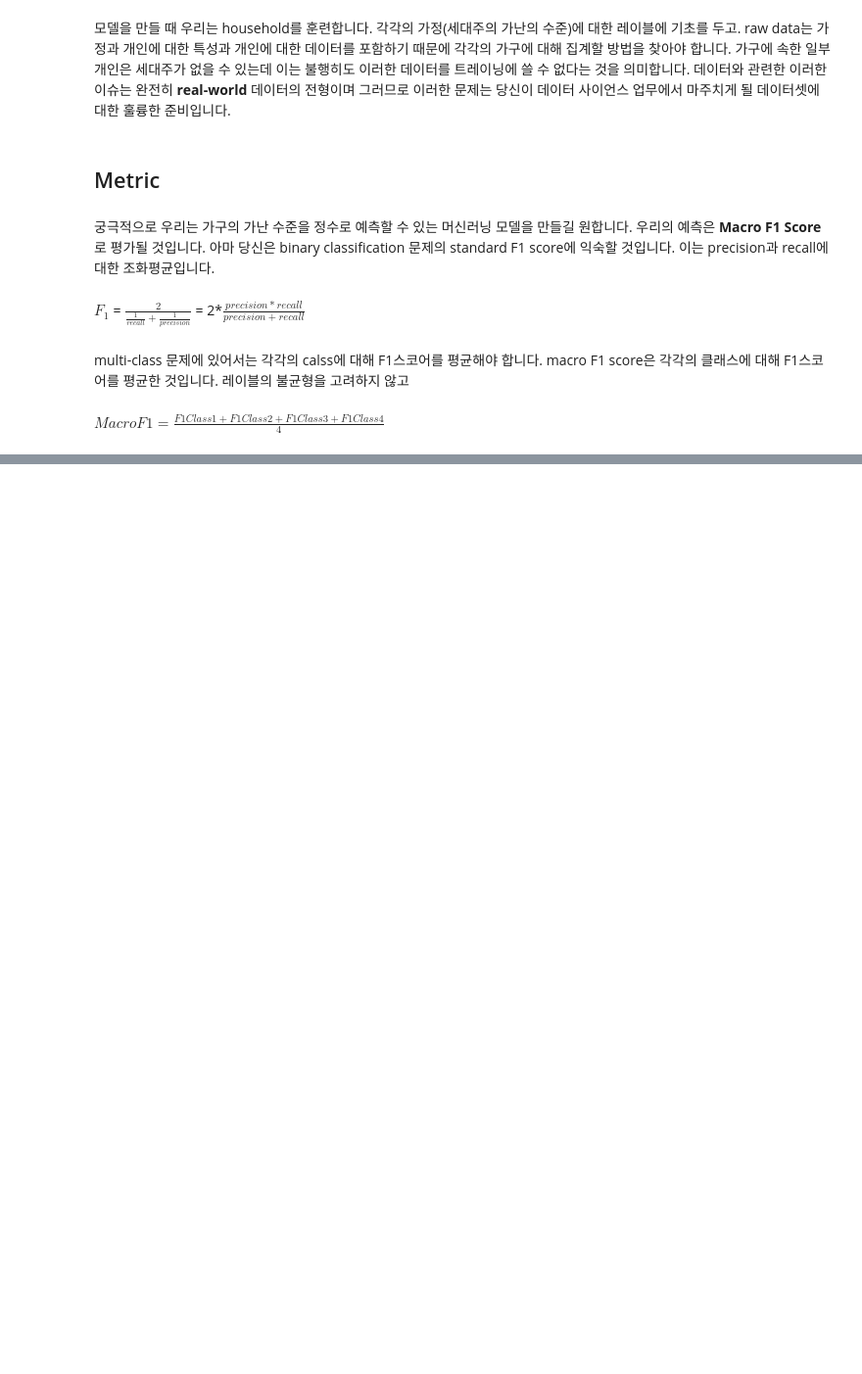
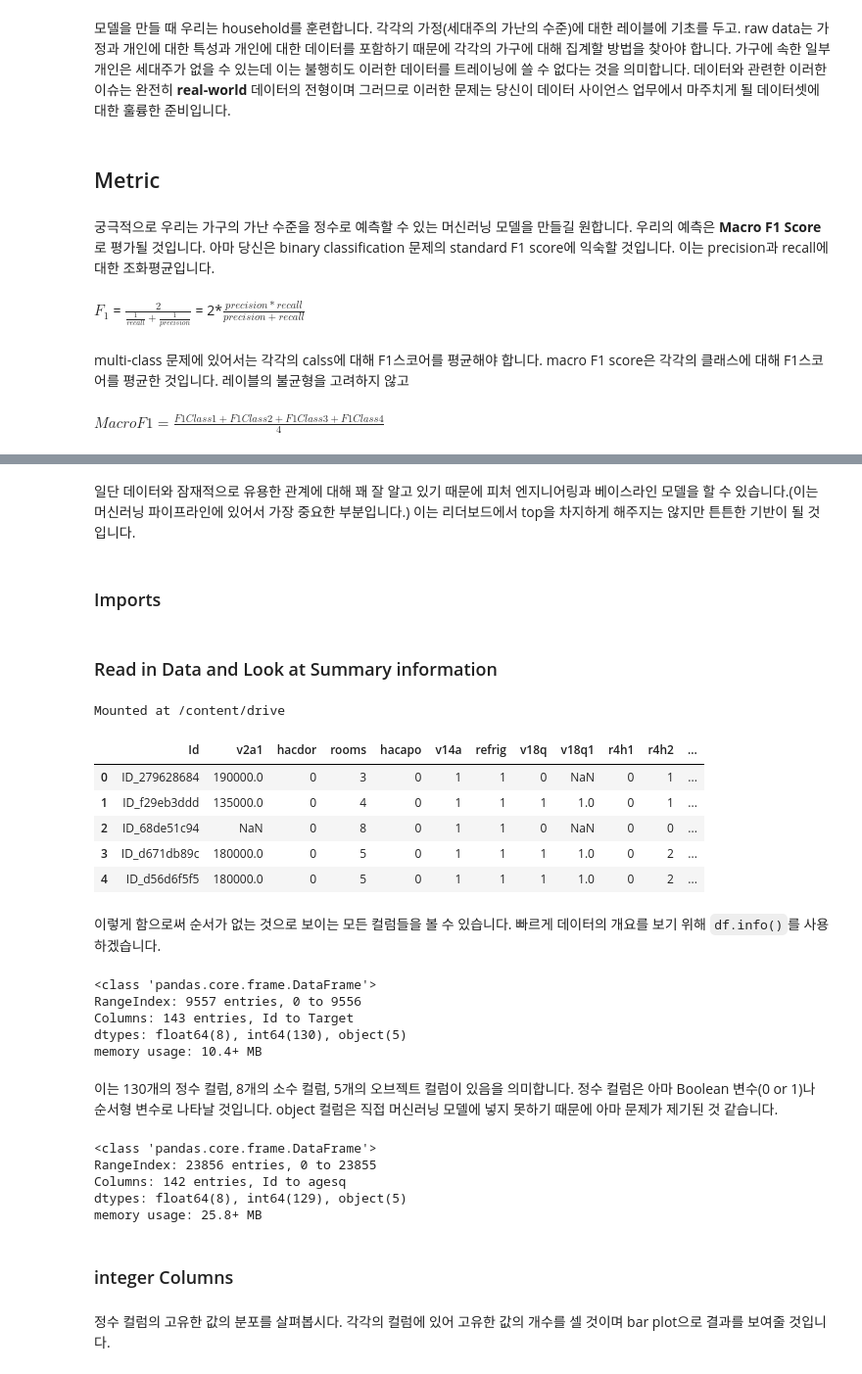
Before and after one commit to stk346/Kaggle, a Jupyter notebook: Costa Rican Household Poverty Level Prediction/A_Complete_Introduction_and_Walkthrough.ipynb, the cells around one changed output, grey strips where cells are left out. Shown: that part at 98% size. Drawn from its saved outputs; the diff is of its cells as text; code cells hidden in the pictures; blank space fills up the shorter version.

```diff
--- a/Costa Rican Household Poverty Level Prediction/A_Complete_Introduction_and_Walkthrough.ipynb
+++ b/Costa Rican Household Poverty Level Prediction/A_Complete_Introduction_and_Walkthrough.ipynb
@@ -208,0 +235,4 @@ $Macro F1 = \frac{F1 Class 1 + F1 Class 2 + F1 Class 3 + F1 Class 4}{4}$
+# %% [markdown]
+일단 데이터와 잠재적으로 유용한 관계에 대해 꽤 잘 알고 있기 때문에 피처 엔지니어링과 베이스라인 모델을 할 수 있습니다.(이는 머신러닝 파이프라인에 있어서 가장 중요한 부분입니다.) 이는 리더보드에서 top을 차지하게 해주지는 않지만 튼튼한 기반이 될 것입니다.
+# %% [markdown]
+### Imports
@@ -208,0 +253,45 @@ $Macro F1 = \frac{F1 Class 1 + F1 Class 2 + F1 Class 3 + F1 Class 4}{4}$
+# %% [markdown]
+### Read in Data and Look at Summary information
+# %%
+from google.colab import drive
+drive.mount('/content/drive')
+# %% [output]
+Mounted at /content/drive
+# %%
+pd.options.display.max_columns = 150
+
+# Read in data
+train = pd.read_csv('/content/drive/MyDrive/Colab Notebooks/kaggle study/Costa Rican Household Poverty Level Prediction/data/train.csv')
+test = pd.read_csv('/content/drive/MyDrive/Colab Notebooks/kaggle study/Costa Rican Household Poverty Level Prediction/data/test.csv')
+train.head()
+# %% [output]
+|  | Id | v2a1 | hacdor | rooms | hacapo | v14a | refrig | v18q | v18q1 | r4h1 | r4h2 | ... |
+| 0 | ID_279628684 | 190000.0 | 0 | 3 | 0 | 1 | 1 | 0 | NaN | 0 | 1 | ... |
+| 1 | ID_f29eb3ddd | 135000.0 | 0 | 4 | 0 | 1 | 1 | 1 | 1.0 | 0 | 1 | ... |
+| 2 | ID_68de51c94 | NaN | 0 | 8 | 0 | 1 | 1 | 0 | NaN | 0 | 0 | ... |
+| 3 | ID_d671db89c | 180000.0 | 0 | 5 | 0 | 1 | 1 | 1 | 1.0 | 0 | 2 | ... |
+| 4 | ID_d56d6f5f5 | 180000.0 | 0 | 5 | 0 | 1 | 1 | 1 | 1.0 | 0 | 2 | ... |
+# %% [markdown]
+이렇게 함으로써 순서가 없는 것으로 보이는 모든 컬럼들을 볼 수 있습니다. 빠르게 데이터의 개요를 보기 위해 `df.info()`를 사용하겠습니다.
+# %%
+train.info()
+# %% [output]
+<class 'pandas.core.frame.DataFrame'>
+RangeIndex: 9557 entries, 0 to 9556
+Columns: 143 entries, Id to Target
+dtypes: float64(8), int64(130), object(5)
+memory usage: 10.4+ MB
+# %% [markdown]
+이는 130개의 정수 컬럼, 8개의 소수 컬럼, 5개의 오브젝트 컬럼이 있음을 의미합니다. 정수 컬럼은 아마 Boolean 변수(0 or 1)나 순서형 변수로 나타날 것입니다. object 컬럼은 직접 머신러닝 모델에 넣지 못하기 때문에 아마 문제가 제기된 것 같습니다.
+# %%
+test.info()
+# %% [output]
+<class 'pandas.core.frame.DataFrame'>
+RangeIndex: 23856 entries, 0 to 23855
+Columns: 142 entries, Id to agesq
+dtypes: float64(8), int64(129), object(5)
+memory usage: 25.8+ MB
+# %% [markdown]
+### integer Columns
+# %% [markdown]
+정수 컬럼의 고유한 값의 분포를 살펴봅시다. 각각의 컬럼에 있어 고유한 값의 개수를 셀 것이며 bar plot으로 결과를 보여줄 것입니다.
```
Also changed, not shown: parts of 18 cells of this notebook.
